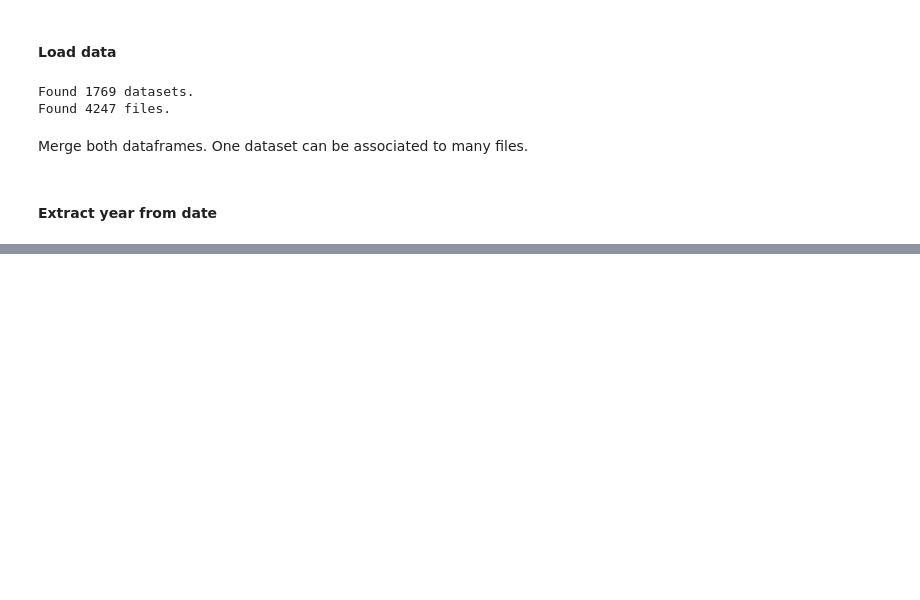
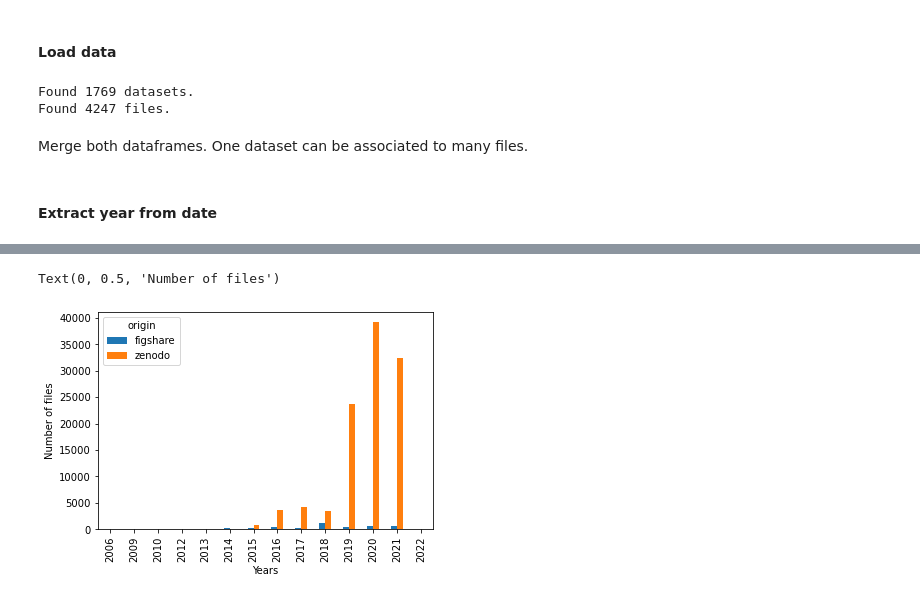
Before and after one commit to MDverse/mdws, a Jupyter notebook: notebooks/analyze_zenodo.ipynb, the cells around one changed output, grey strips where cells are left out. Cells and saved outputs as stored; diff of their text form; code cells hidden in the pictures; blank space fills up the shorter version.

```diff
--- a/notebooks/analyze_zenodo.ipynb
+++ b/notebooks/analyze_zenodo.ipynb
@@ -373,0 +395,7 @@ datasets_f["years"] = datasets_f["date_creation"].apply(lambda x: int(x[:4]))
+# %%
+tot.groupby(["years", "origin"]).size().unstack().plot(kind="bar", stacked=False)
+plt.xlabel("Years")
+plt.ylabel("Number of files")
+# %% [output]
+Text(0, 0.5, 'Number of files')
+[figure, added]
```
Also changed, not shown: parts of 5 cells of this notebook.
